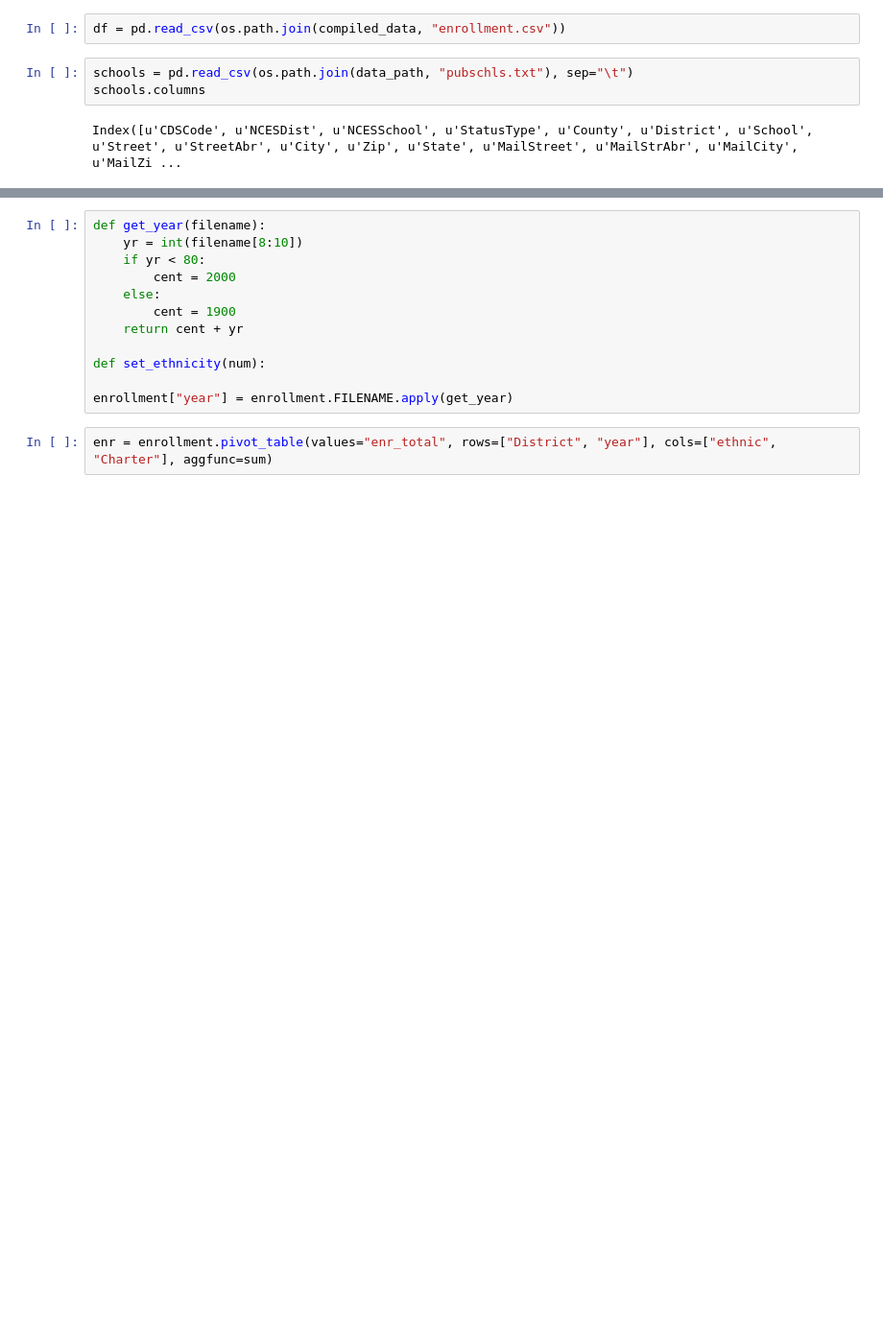
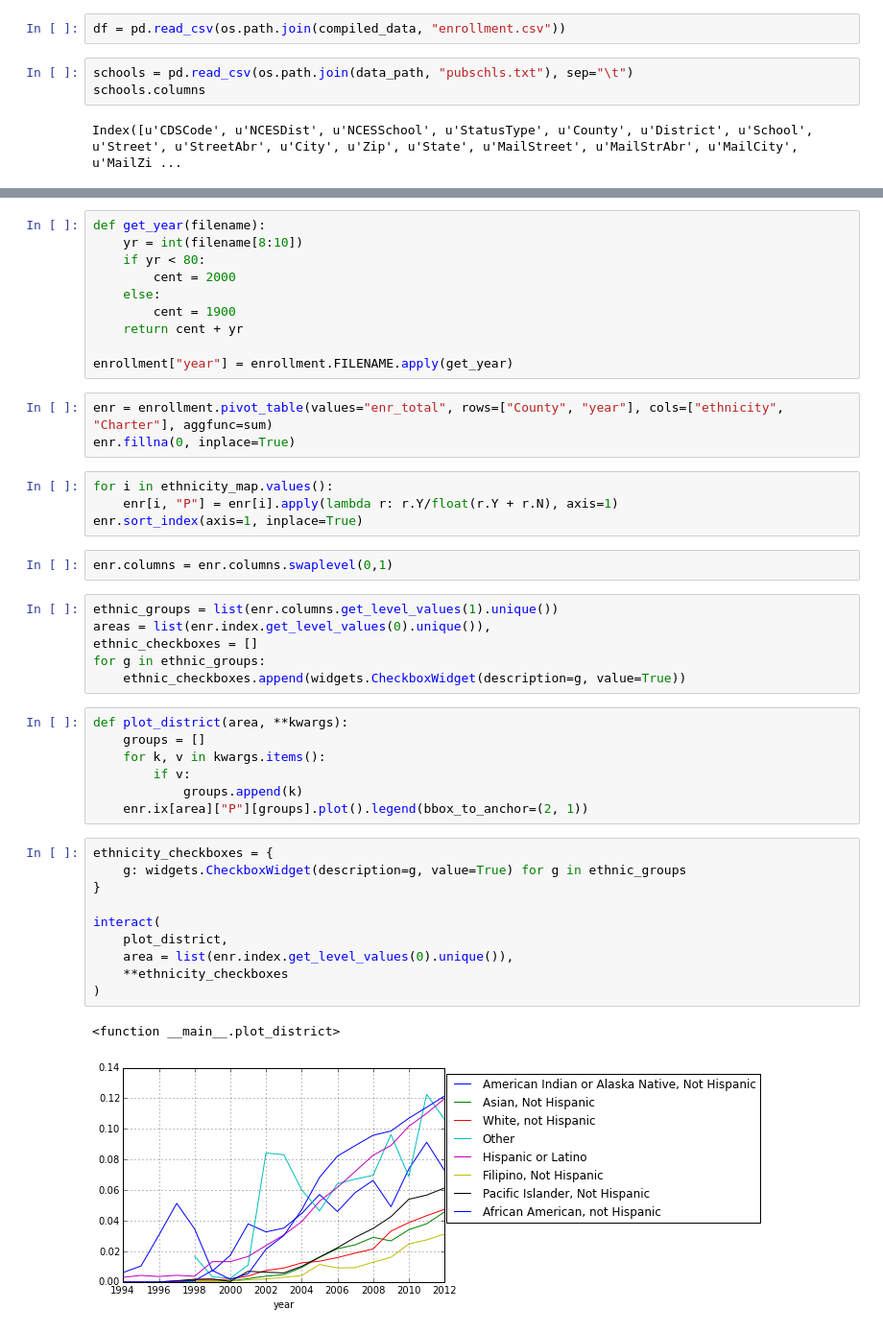
Before and after one commit to PaulAYoung/WWOD-final-project, a Jupyter notebook: notebooks/enrollmment.ipynb, the cells around one changed output, grey strips where cells are left out. Shown at 96% size. Saved outputs shown, nothing was run; the diff lists cells and outputs as text; blank space fills up the shorter version.

```diff
--- a/notebooks/enrollmment.ipynb
+++ b/notebooks/enrollmment.ipynb
@@ -38,8 +72,39 @@ def get_year(filename):
         cent = 1900
     return cent + yr
 
-def set_ethnicity(num):
-
 enrollment["year"] = enrollment.FILENAME.apply(get_year)
 # %%
-enr = enrollment.pivot_table(values="enr_total", rows=["District", "year"], cols=["ethnic", "Charter"], aggfunc=sum)
+enr = enrollment.pivot_table(values="enr_total", rows=["County", "year"], cols=["ethnicity", "Charter"], aggfunc=sum)
+enr.fillna(0, inplace=True)
+# %%
+for i in ethnicity_map.values():
+    enr[i, "P"] = enr[i].apply(lambda r: r.Y/float(r.Y + r.N), axis=1)
+enr.sort_index(axis=1, inplace=True)
+# %%
+enr.columns = enr.columns.swaplevel(0,1)
+# %%
+ethnic_groups = list(enr.columns.get_level_values(1).unique())
+areas = list(enr.index.get_level_values(0).unique()),
+ethnic_checkboxes = []
+for g in ethnic_groups:
+    ethnic_checkboxes.append(widgets.CheckboxWidget(description=g, value=True))
+# %%
+def plot_district(area, **kwargs):
+    groups = []
+    for k, v in kwargs.items():
+        if v:
+            groups.append(k)
+    enr.ix[area]["P"][groups].plot().legend(bbox_to_anchor=(2, 1))
+# %%
+ethnicity_checkboxes = {
+    g: widgets.CheckboxWidget(description=g, value=True) for g in ethnic_groups
+}
+
+interact(
+    plot_district,
+    area = list(enr.index.get_level_values(0).unique()),
+    **ethnicity_checkboxes
+)
+# %% [output]
+<function __main__.plot_district>
+[figure, added]
```
Also changed, not shown: parts of 12 cells of this notebook, 7 other files.
